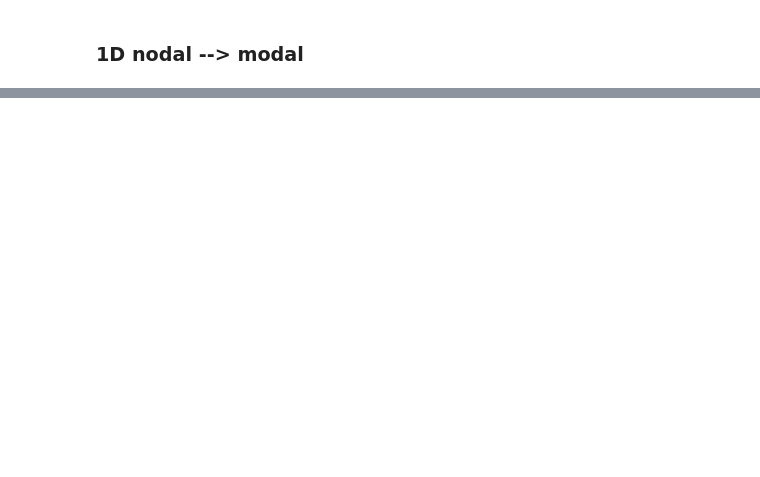
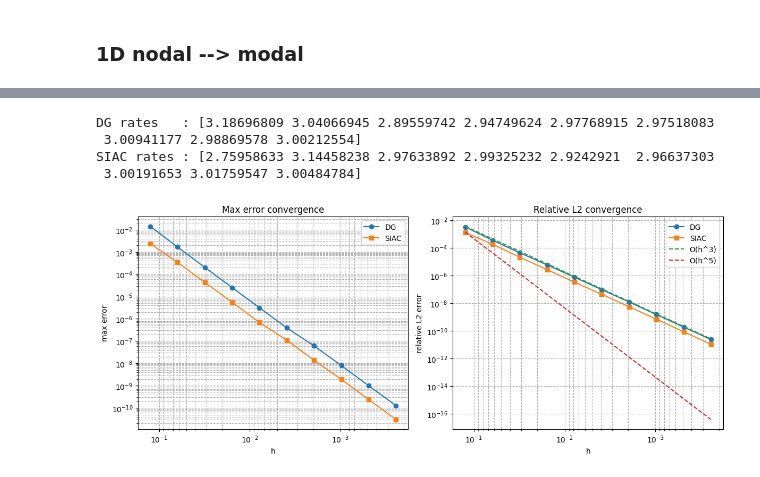
Before and after one commit to AdamHopkinss/SIAC-CT-Reconstruction, a Jupyter notebook: notebooks/test_nodal_siac_1D.ipynb, the cells around one changed output, grey strips where cells are left out. Saved outputs shown, nothing was run; the diff lists cells and outputs as text; code cells hidden in the pictures; blank space fills up the shorter version.

```diff
--- a/notebooks/test_nodal_siac_1D.ipynb
+++ b/notebooks/test_nodal_siac_1D.ipynb
@@ -603,0 +405,79 @@ Convergence table:
+# %%
+hs = results["h"]
+Ks = results["K"]
+
+dg_max = results["dg_max"]
+siac_max = results["siac_max"]
+
+dg_rel_l2 = results["dg_rel_l2"]
+siac_rel_l2 = results["siac_rel_l2"]
+
+# Extract
+hs = results["h"]
+
+dg_max = results["dg_max"]
+siac_max = results["siac_max"]
+
+dg_rel_l2 = results["dg_rel_l2"]
+siac_rel_l2 = results["siac_rel_l2"]
+
+# -------------------------
+# Helper: compute slopes
+# -------------------------
+def compute_rates(h, err):
+    rates = np.log(err[:-1] / err[1:]) / np.log(h[:-1] / h[1:])
+    return rates
+
+dg_rates = compute_rates(hs, dg_rel_l2)
+siac_rates = compute_rates(hs, siac_rel_l2)
+
+print("DG rates   :", dg_rates)
+print("SIAC rates :", siac_rates)
+
+
+# -------------------------
+# Plot
+# -------------------------
+fig, axs = plt.subplots(1, 2, figsize=(12, 5))
+
+# --- Max error ---
+axs[0].loglog(hs, dg_max, "o-", label="DG")
+axs[0].loglog(hs, siac_max, "s-", label="SIAC")
+
+axs[0].set_xlabel("h")
+axs[0].set_ylabel("max error")
+axs[0].set_title("Max error convergence")
+axs[0].grid(True, which="both", ls="--")
+axs[0].legend()
+
+# --- Relative L2 ---
+axs[1].loglog(hs, dg_rel_l2, "o-", label="DG")
+axs[1].loglog(hs, siac_rel_l2, "s-", label="SIAC")
+
+axs[1].set_xlabel("h")
+axs[1].set_ylabel("relative L2 error")
+axs[1].set_title("Relative L2 convergence")
+axs[1].grid(True, which="both", ls="--")
+axs[1].legend()
+
+def add_reference_line(ax, h, err, order, label):
+    c = 1.1*err[0] / (h[0]**order)
+    ax.loglog(h, c * h**order, "--", label=label)
+
+# expected DG order ~ p+1, SIAC ~ 2p+1 (roughly)
+
+add_reference_line(axs[1], hs, dg_rel_l2, p+1, f"O(h^{p+1})")
+add_reference_line(axs[1], hs, siac_rel_l2, 2*p+1, f"O(h^{2*p+1})")
+
+axs[1].legend()
+
+axs[0].invert_xaxis()
+axs[1].invert_xaxis()
+plt.tight_layout()
+plt.show()
+# %% [output]
+DG rates   : [3.18696809 3.04066945 2.89559742 2.94749624 2.97768915 2.97518083
+ 3.00941177 2.98869578 3.00212554]
+SIAC rates : [2.75958633 3.14458238 2.97633892 2.99325232 2.9242921  2.96637303
+ 3.00191653 3.01759547 3.00484784]
+[figure, added]
```
Also changed, not shown: parts of 21 cells of this notebook, 8 other files.
